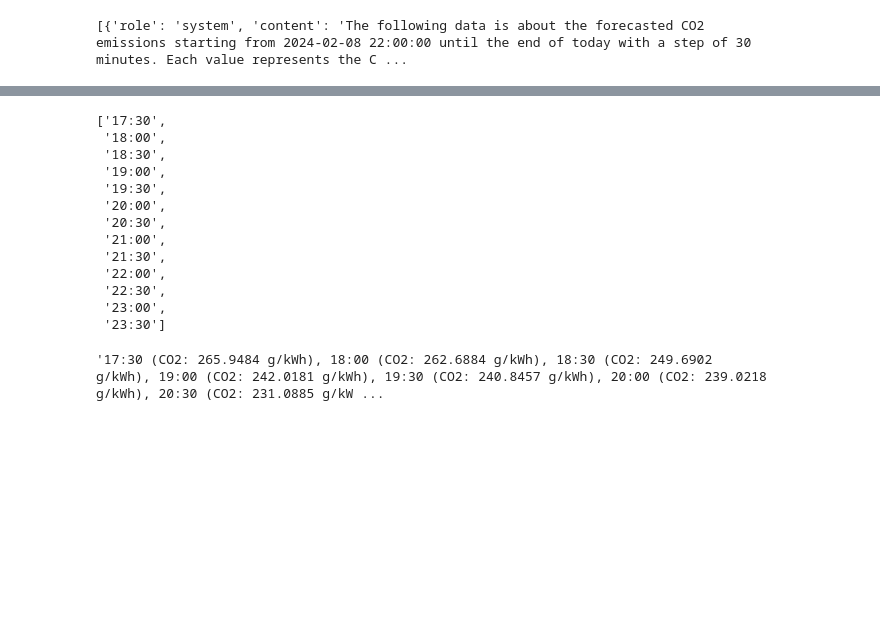
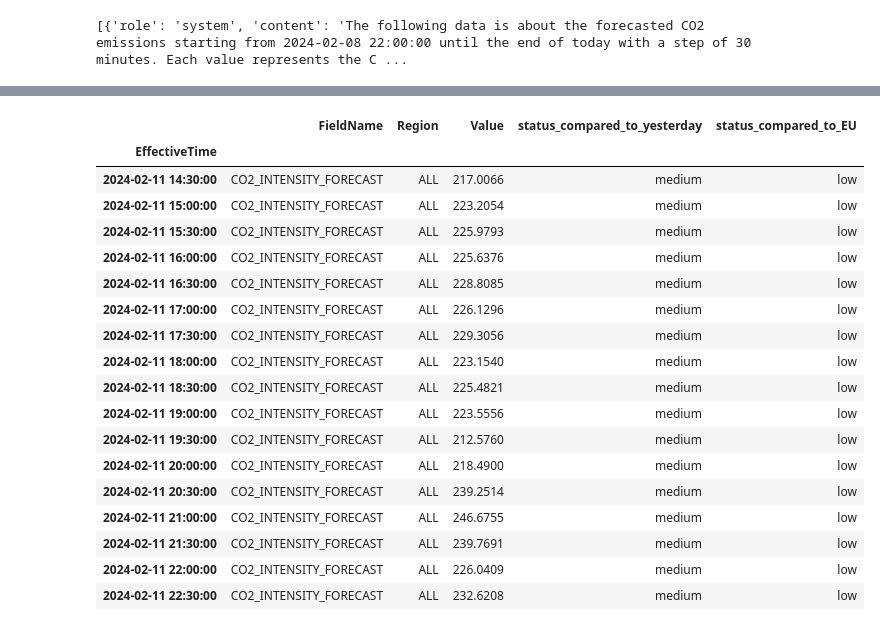
Before and after one commit to SaM-92/telegram-energy-api, a Jupyter notebook: debugging_nb.ipynb, the cells around one changed output, grey strips where cells are left out. Drawn from its saved outputs; the diff is of its cells as text; code cells hidden in the pictures; blank space fills up the shorter version.

```diff
--- a/debugging_nb.ipynb
+++ b/debugging_nb.ipynb
@@ -221,16 +205,0 @@ hours = [(start_datetime + timedelta(minutes=30 * i)).strftime('%H:%M') for i in
-# %%
-hours
-# %% [output]
-['17:30',
- '18:00',
- '18:30',
- '19:00',
- '19:30',
- '20:00',
- '20:30',
- '21:00',
- '21:30',
- '22:00',
- '22:30',
- '23:00',
- '23:30']
@@ -241,4 +206,22 @@ time_with_co2 = ", ".join(
-# %%
-time_with_co2
-# %% [output]
-'17:30 (CO2: 265.9484 g/kWh), 18:00 (CO2: 262.6884 g/kWh), 18:30 (CO2: 249.6902 g/kWh), 19:00 (CO2: 242.0181 g/kWh), 19:30 (CO2: 240.8457 g/kWh), 20:00 (CO2: 239.0218 g/kWh), 20:30 (CO2: 231.0885 g/kW ...
+# %%
+df_
+# %% [output]
+|  | FieldName | Region | Value | status_compared_to_yesterday | status_compared_to_EU |
+| EffectiveTime |  |  |  |  |  |
+| 2024-02-11 14:30:00 | CO2_INTENSITY_FORECAST | ALL | 217.0066 | medium | low |
+| 2024-02-11 15:00:00 | CO2_INTENSITY_FORECAST | ALL | 223.2054 | medium | low |
+| 2024-02-11 15:30:00 | CO2_INTENSITY_FORECAST | ALL | 225.9793 | medium | low |
+| 2024-02-11 16:00:00 | CO2_INTENSITY_FORECAST | ALL | 225.6376 | medium | low |
+| 2024-02-11 16:30:00 | CO2_INTENSITY_FORECAST | ALL | 228.8085 | medium | low |
+| 2024-02-11 17:00:00 | CO2_INTENSITY_FORECAST | ALL | 226.1296 | medium | low |
+| 2024-02-11 17:30:00 | CO2_INTENSITY_FORECAST | ALL | 229.3056 | medium | low |
+| 2024-02-11 18:00:00 | CO2_INTENSITY_FORECAST | ALL | 223.1540 | medium | low |
+| 2024-02-11 18:30:00 | CO2_INTENSITY_FORECAST | ALL | 225.4821 | medium | low |
+| 2024-02-11 19:00:00 | CO2_INTENSITY_FORECAST | ALL | 223.5556 | medium | low |
+| 2024-02-11 19:30:00 | CO2_INTENSITY_FORECAST | ALL | 212.5760 | medium | low |
+| 2024-02-11 20:00:00 | CO2_INTENSITY_FORECAST | ALL | 218.4900 | medium | low |
+| 2024-02-11 20:30:00 | CO2_INTENSITY_FORECAST | ALL | 239.2514 | medium | low |
+| 2024-02-11 21:00:00 | CO2_INTENSITY_FORECAST | ALL | 246.6755 | medium | low |
+| 2024-02-11 21:30:00 | CO2_INTENSITY_FORECAST | ALL | 239.7691 | medium | low |
+| 2024-02-11 22:00:00 | CO2_INTENSITY_FORECAST | ALL | 226.0409 | medium | low |
+| 2024-02-11 22:30:00 | CO2_INTENSITY_FORECAST | ALL | 232.6208 | medium | low |
```
Also changed, not shown: parts of 16 cells of this notebook, 1 other file.
